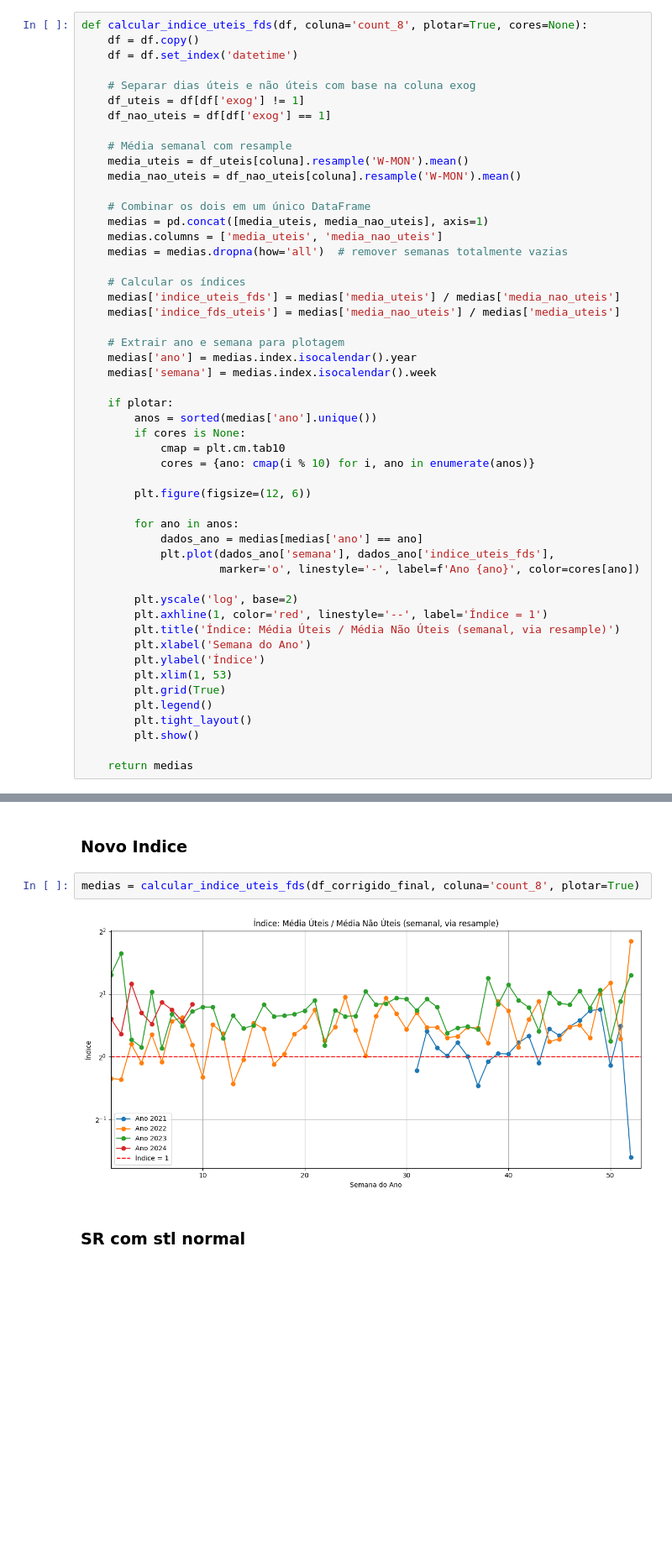
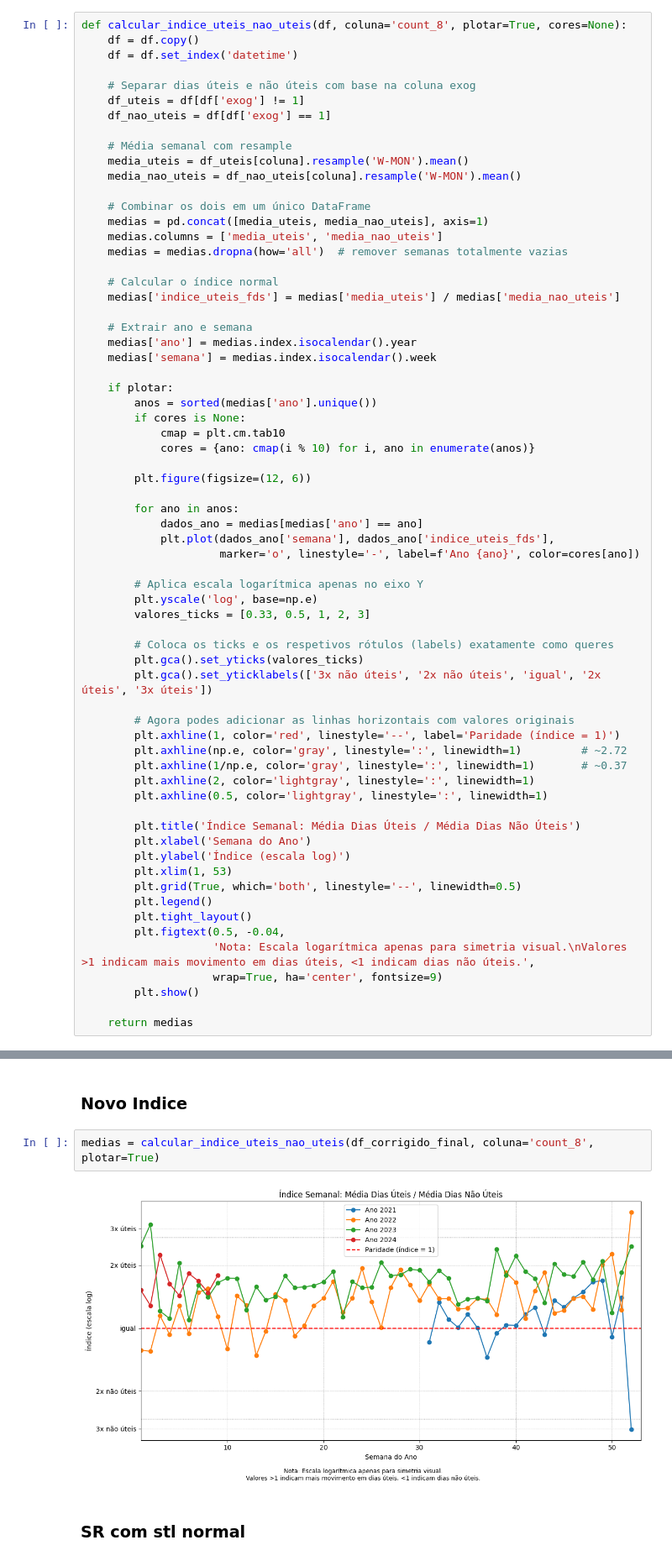
Before and after one commit to joanacarvalheiro/Seasonality, a Jupyter notebook: construcao_modelos/MSTL.ipynb, the cells around one changed output, grey strips where cells are left out. Shown at 84% size. Drawn from its saved outputs; the diff is of its cells as text; blank space fills up the shorter version.

```diff
--- a/construcao_modelos/MSTL.ipynb
+++ b/construcao_modelos/MSTL.ipynb
@@ -833,7 +833,7 @@ def calcular_sr_si_resample(df, coluna='count_8', plotar=True, cores=None):
 
     return df_semanal, df_si
 # %%
-def calcular_indice_uteis_fds(df, coluna='count_8', plotar=True, cores=None):
+def calcular_indice_uteis_nao_uteis(df, coluna='count_8', plotar=True, cores=None):
     df = df.copy()
     df = df.set_index('datetime')
 
@@ -850,11 +850,10 @@ def calcular_indice_uteis_fds(df, coluna='count_8', plotar=True, cores=None):
     medias.columns = ['media_uteis', 'media_nao_uteis']
     medias = medias.dropna(how='all')  # remover semanas totalmente vazias
 
-    # Calcular os índices
+    # Calcular o índice normal
     medias['indice_uteis_fds'] = medias['media_uteis'] / medias['media_nao_uteis']
-    medias['indice_fds_uteis'] = medias['media_nao_uteis'] / medias['media_uteis']
 
-    # Extrair ano e semana para plotagem
+    # Extrair ano e semana
     medias['ano'] = medias.index.isocalendar().year
     medias['semana'] = medias.index.isocalendar().week
 
@@ -871,15 +870,31 @@ def calcular_indice_uteis_fds(df, coluna='count_8', plotar=True, cores=None):
             plt.plot(dados_ano['semana'], dados_ano['indice_uteis_fds'],
                      marker='o', linestyle='-', label=f'Ano {ano}', color=cores[ano])
 
-        plt.yscale('log', base=2)
-        plt.axhline(1, color='red', linestyle='--', label='Índice = 1')
-        plt.title('Índice: Média Úteis / Média Não Úteis (semanal, via resample)')
+        # Aplica escala logarítmica apenas no eixo Y
+        plt.yscale('log', base=np.e)
+        valores_ticks = [0.33, 0.5, 1, 2, 3]
+
+        # Coloca os ticks e os respetivos rótulos (labels) exatamente como queres
+        plt.gca().set_yticks(valores_ticks)
+        plt.gca().set_yticklabels(['3x não úteis', '2x não úteis', 'igual', '2x úteis', '3x úteis'])
+
+        # Agora podes adicionar as linhas horizontais com valores originais
+        plt.axhline(1, color='red', linestyle='--', label='Paridade (índice = 1)')
+        plt.axhline(np.e, color='gray', linestyle=':', linewidth=1)         # ~2.72
+        plt.axhline(1/np.e, color='gray', linestyle=':', linewidth=1)       # ~0.37
+        plt.axhline(2, color='lightgray', linestyle=':', linewidth=1)
+        plt.axhline(0.5, color='lightgray', linestyle=':', linewidth=1)
+
+        plt.title('Índice Semanal: Média Dias Úteis / Média Dias Não Úteis')
         plt.xlabel('Semana do Ano')
-        plt.ylabel('Índice')
+        plt.ylabel('Índice (escala log)')
         plt.xlim(1, 53)
-        plt.grid(True)
+        plt.grid(True, which='both', linestyle='--', linewidth=0.5)
         plt.legend()
         plt.tight_layout()
+        plt.figtext(0.5, -0.04,
+                    'Nota: Escala logarítmica apenas para simetria visual.\nValores >1 indicam mais movimento em dias úteis, <1 indicam dias não úteis.',
+                    wrap=True, ha='center', fontsize=9)
         plt.show()
 
     return medias
@@ -896,9 +911,9 @@ df_semana, df_si = calcular_sr_si_resample(df_corrigido_final, coluna='count_8',
 # %% [markdown]
 ### Novo Indice
 # %%
-medias = calcular_indice_uteis_fds(df_corrigido_final, coluna='count_8', plotar=True)
+medias = calcular_indice_uteis_nao_uteis(df_corrigido_final, coluna='count_8', plotar=True)
 # %% [output]
-[figure, old version]
+[figure, new version]
 # %% [markdown]
 ### SR com stl normal
 # %%
```
Also changed, not shown: 2 other files.
